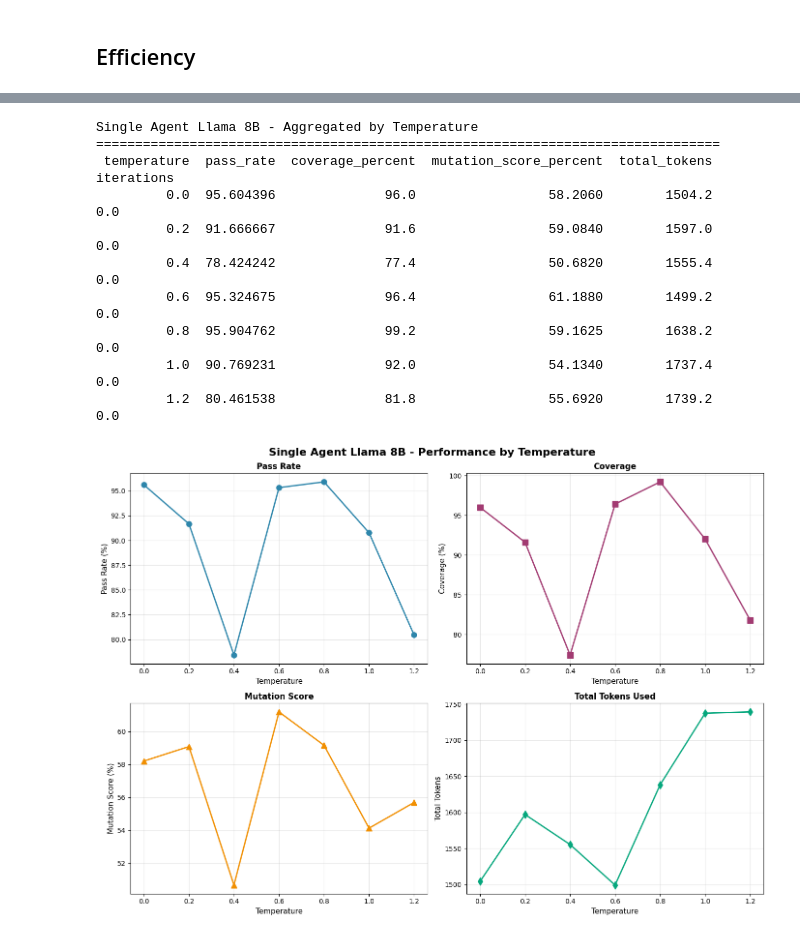
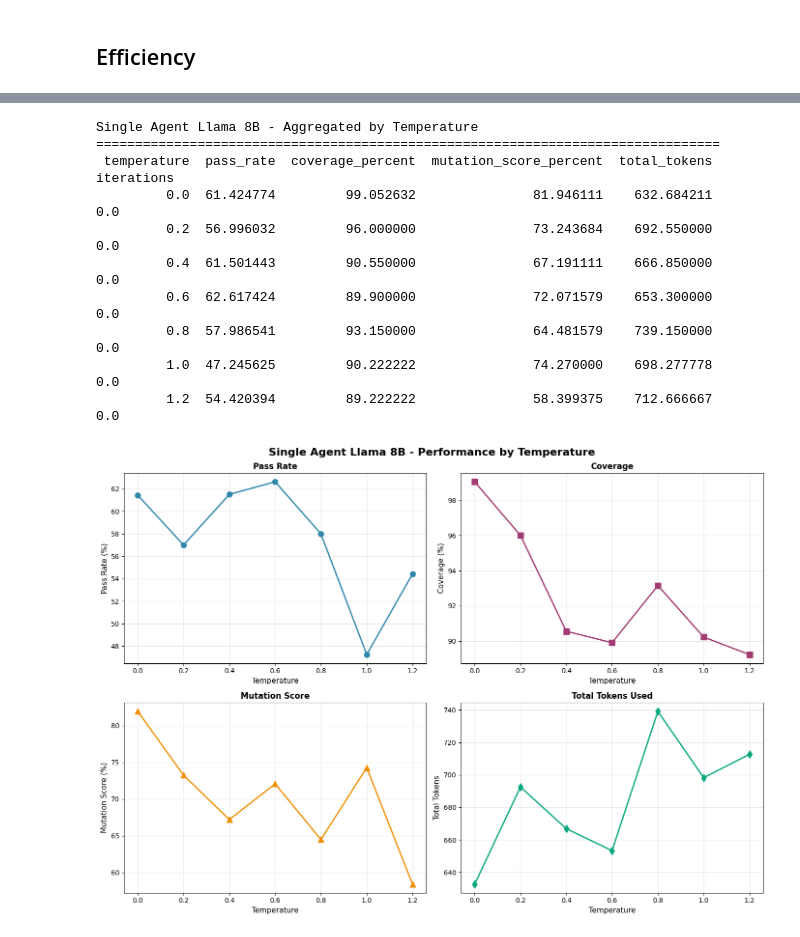
Before and after one commit to daviderandino/LLM-Agents-for-Collaborative-Test-Case, a Jupyter notebook: metrics_aggregation.ipynb, the cells around one changed output, grey strips where cells are left out. Cells and saved outputs as stored; diff of their text form; code cells hidden in the pictures.

```diff
--- a/metrics_aggregation.ipynb
+++ b/metrics_aggregation.ipynb
@@ -653,6 +654,8 @@ import seaborn as sns
 
 # Load data
 df = pd.read_csv("all_metrics.csv")
+# Filter out failed runs
+df = df[df["status"] != "failed"]
 
 # Filter Single Agent Llama 8B runs
 df_llama8b = df[df["experiment_name"].str.contains("single_llama8B", na=False)].copy()
@@ -725,38 +728,38 @@ axes[1, 0].plot(
     marker="^",
     linewidth=2,
     markersize=8,
     color="#F18F01",
 )
 axes[1, 0].set_xlabel("Temperature", fontsize=11)
 axes[1, 0].set_ylabel("Mutation Score (%)", fontsize=11)
 axes[1, 0].set_title("Mutation Score", fontsize=12, fontweight="bold")
 axes[1, 0].grid(True, alpha=0.3)
 
 # Plot 4: Total Tokens
 axes[1, 1].plot(
     agg_by_temp["temperature"],
     agg_by_temp["total_tokens"],
     marker="d",
     linewidth=2,
     markersize=8,
     color="#06A77D",
 )
 axes[1, 1].set_xlabel("Temperature", fontsize=11)
 axes[1, 1].set_ylabel("Total Tokens", fontsize=11)
 axes[1, 1].set_title("Total Tokens Used", fontsize=12, fontweight="bold")
 axes[1, 1].grid(True, alpha=0.3)
 
 plt.tight_layout()
 plt.show()
 # %% [output]
 Single Agent Llama 8B - Aggregated by Temperature
 ================================================================================
  temperature  pass_rate  coverage_percent  mutation_score_percent  total_tokens  iterations
-         0.0  95.604396              96.0                 58.2060        1504.2         0.0
-         0.2  91.666667              91.6                 59.0840        1597.0         0.0
-         0.4  78.424242              77.4                 50.6820        1555.4         0.0
-         0.6  95.324675              96.4                 61.1880        1499.2         0.0
-         0.8  95.904762              99.2                 59.1625        1638.2         0.0
-         1.0  90.769231              92.0                 54.1340        1737.4         0.0
-         1.2  80.461538              81.8                 55.6920        1739.2         0.0
+         0.0  61.424774         99.052632               81.946111    632.684211         0.0
+         0.2  56.996032         96.000000               73.243684    692.550000         0.0
+         0.4  61.501443         90.550000               67.191111    666.850000         0.0
+         0.6  62.617424         89.900000               72.071579    653.300000         0.0
+         0.8  57.986541         93.150000               64.481579    739.150000         0.0
+         1.0  47.245625         90.222222               74.270000    698.277778         0.0
+         1.2  54.420394         89.222222               58.399375    712.666667         0.0
-[figure, old version]
+[figure, new version]
```
Also changed, not shown: parts of 8 cells of this notebook, 21 other files.
